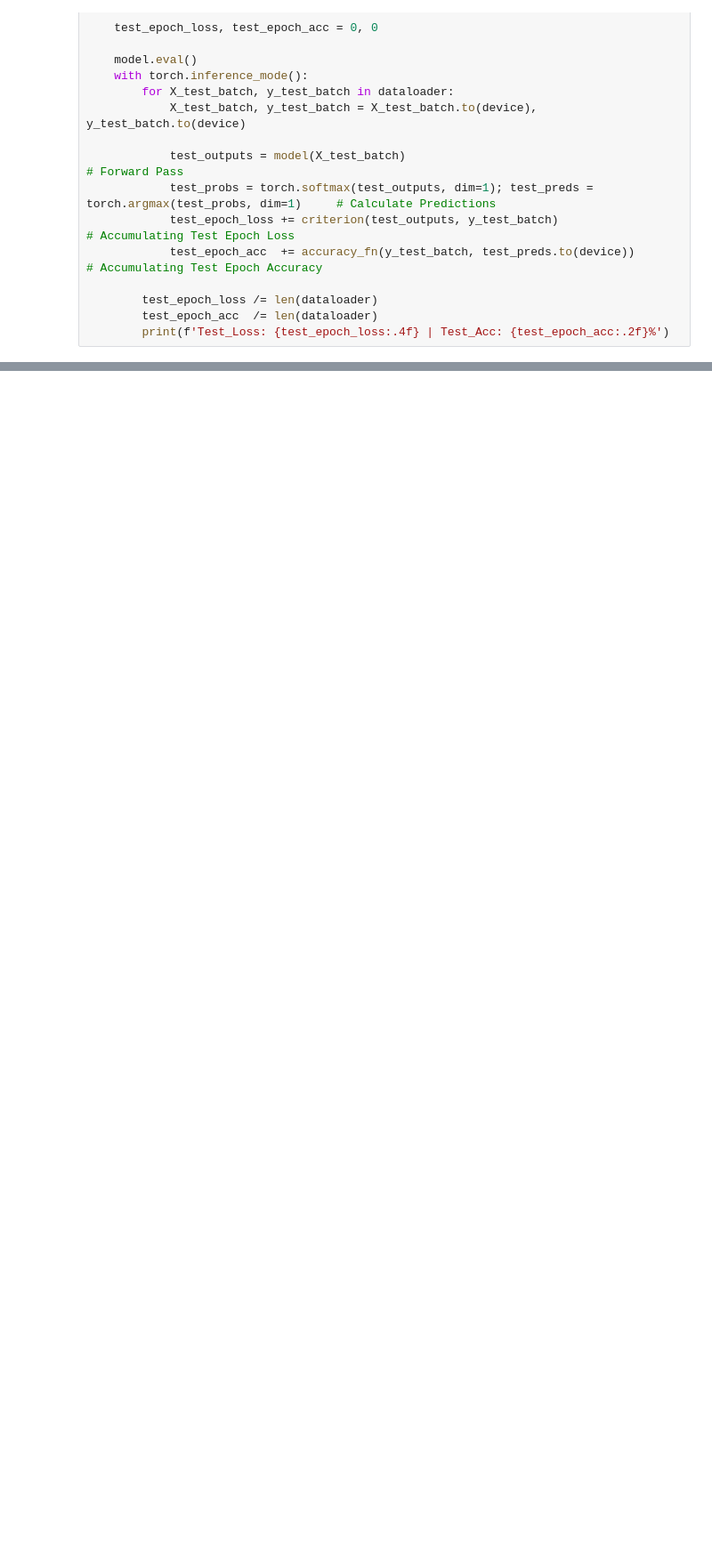
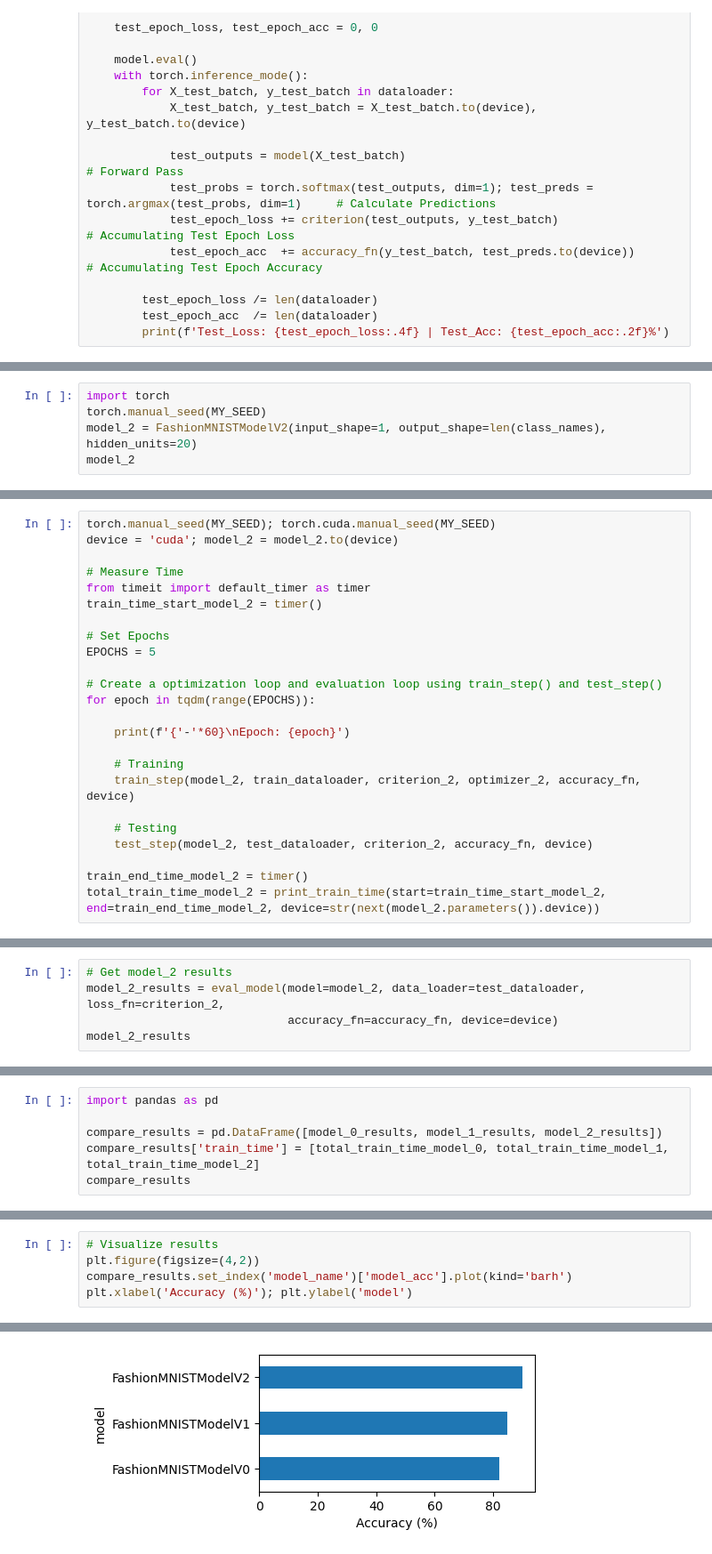
Before and after one commit to Golden572/PhD_Self-Study_RIT, a Jupyter notebook: Courses/PyTorch for Deep Learning & Machine Learning - Full Course/03_Live_pytorch_computer_vision.ipynb, the cells around one changed output, grey strips where cells are left out. Shown at 89% size. Drawn from its saved outputs; the diff is of its cells as text; blank space fills up the shorter version.

Commit message:
Session 02 - Module 03 - PyTorch Computer Vision

```diff
--- a/Courses/PyTorch for Deep Learning & Machine Learning - Full Course/03_Live_pytorch_computer_vision.ipynb
+++ b/Courses/PyTorch for Deep Learning & Machine Learning - Full Course/03_Live_pytorch_computer_vision.ipynb
@@ -571,0 +619,5 @@ model_1_results, model_0_results
+# %%
+import torch
+torch.manual_seed(MY_SEED)
+model_2 = FashionMNISTModelV2(input_shape=1, output_shape=len(class_names), hidden_units=20)
+model_2
@@ -571,0 +708,24 @@ model_1_results, model_0_results
+# %%
+torch.manual_seed(MY_SEED); torch.cuda.manual_seed(MY_SEED)
+device = 'cuda'; model_2 = model_2.to(device)
+
+# Measure Time
+from timeit import default_timer as timer
+train_time_start_model_2 = timer()
+
+# Set Epochs
+EPOCHS = 5
+
+# Create a optimization loop and evaluation loop using train_step() and test_step()
+for epoch in tqdm(range(EPOCHS)):
+
+    print(f'{'-'*60}\nEpoch: {epoch}')
+
+    # Training
+    train_step(model_2, train_dataloader, criterion_2, optimizer_2, accuracy_fn, device)
+
+    # Testing
+    test_step(model_2, test_dataloader, criterion_2, accuracy_fn, device)
+
+train_end_time_model_2 = timer()
+total_train_time_model_2 = print_train_time(start=train_time_start_model_2, end=train_end_time_model_2, device=str(next(model_2.parameters()).device))
@@ -571,0 +750,5 @@ model_1_results, model_0_results
+# %%
+# Get model_2 results
+model_2_results = eval_model(model=model_2, data_loader=test_dataloader, loss_fn=criterion_2,
+                             accuracy_fn=accuracy_fn, device=device)
+model_2_results
@@ -571,0 +761,6 @@ model_1_results, model_0_results
+# %%
+import pandas as pd
+
+compare_results = pd.DataFrame([model_0_results, model_1_results, model_2_results])
+compare_results['train_time'] = [total_train_time_model_0, total_train_time_model_1, total_train_time_model_2]
+compare_results
@@ -571,0 +772,6 @@ model_1_results, model_0_results
+# %%
+# Visualize results
+plt.figure(figsize=(4,2))
+compare_results.set_index('model_name')['model_acc'].plot(kind='barh')
+plt.xlabel('Accuracy (%)'); plt.ylabel('model')
+# %% [output]
@@ -571,0 +779 @@ model_1_results, model_0_results
+[figure, added]
```
Also changed, not shown: parts of 29 cells of this notebook.
